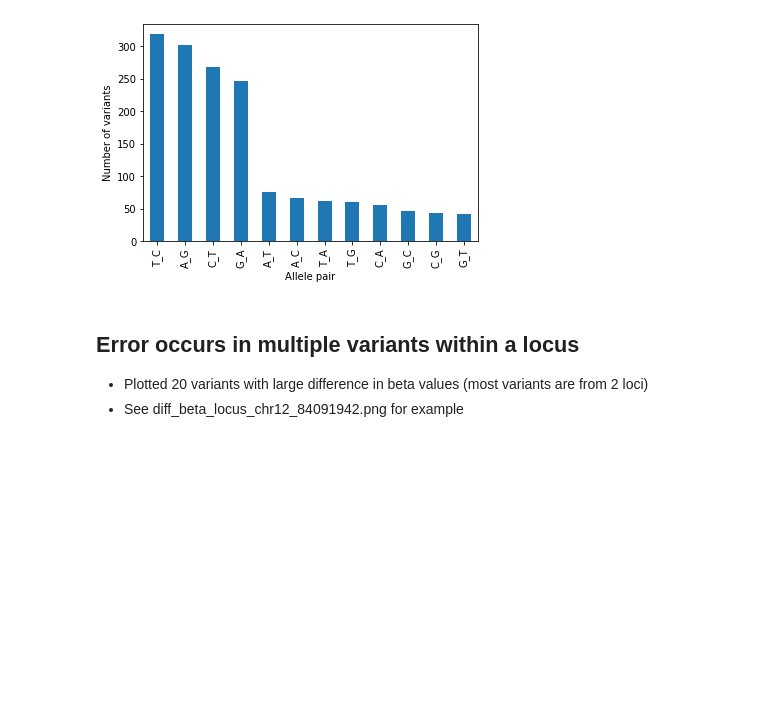
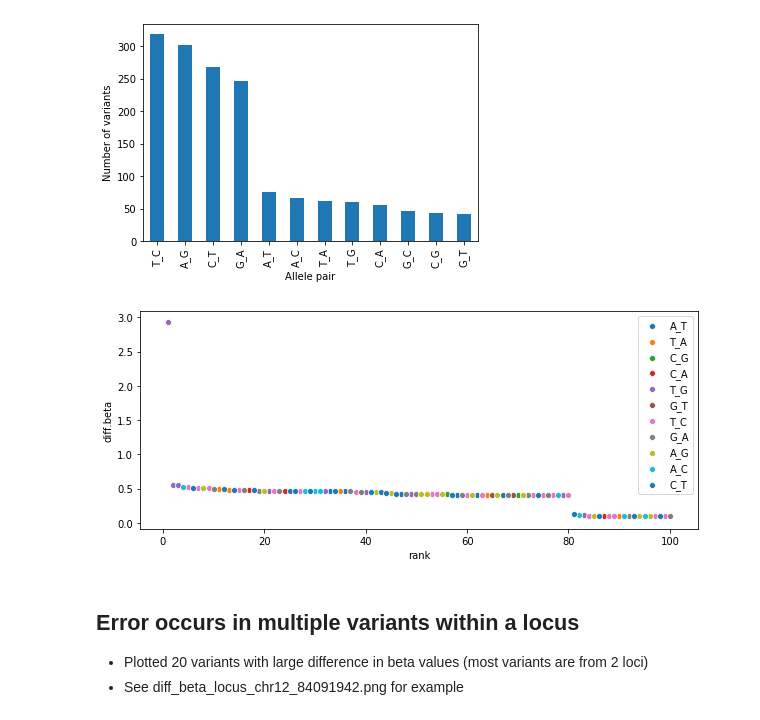
Before and after one commit to jzou1115/MegaAnalysis_CFW_Code, a Jupyter notebook: debug_allele_flip/checkAlleles.ipynb, the cells around one changed output. Drawn from its saved outputs; the diff is of its cells as text; code cells hidden in the pictures; blank space fills up the shorter version.

Commit message:
check if some allele pairs more likely to have large change in beta

```diff
--- a/debug_allele_flip/checkAlleles.ipynb
+++ b/debug_allele_flip/checkAlleles.ipynb
@@ -90,3 +95,6 @@ results.head()
 # %%
 #save results to file
 results.to_csv("/u/home/j/jzou1115/project-zarlab/CFW/MegaAnalysis_CFW_Code/debug_allele_flip/uc_ox_tibia_results.txt", sep="\t")
+# %%
+results = pd.read_csv("/u/home/j/jzou1115/project-zarlab/CFW/MegaAnalysis_CFW_Code/debug_allele_flip/uc_ox_tibia_results.txt", sep="\t", index_col=0)
+results.head()
@@ -128,6 +128,17 @@ plt.ylabel("Number of variants")
 plt.savefig("/u/home/j/jzou1115/project-zarlab/CFW/MegaAnalysis_CFW_Code/debug_allele_flip/freq_allele_pairs.png")
 # %% [output]
 [figure]
+# %%
+#select 100 SNPs with highest change in beta
+results_100 = results.iloc[0:100,:]
+
+fig, ax = plt.subplots(figsize=(10,4))
+for ap in set(results_100["allele.pair"]):
+    results_ap = results_100[results_100["allele.pair"]==ap]
+    sns.scatterplot("rank", "diff.beta", ax = ax, data = results_ap, label=ap)
+plt.savefig("/u/home/j/jzou1115/project-zarlab/CFW/MegaAnalysis_CFW_Code/debug_allele_flip/freq_allele_pairs_diffBeta.png")
+# %% [output]
+[figure, added]
 # %% [markdown]
 ## Error occurs in multiple variants within a locus
 
```
Also changed, not shown: parts of 4 cells of this notebook, 1 other file.
